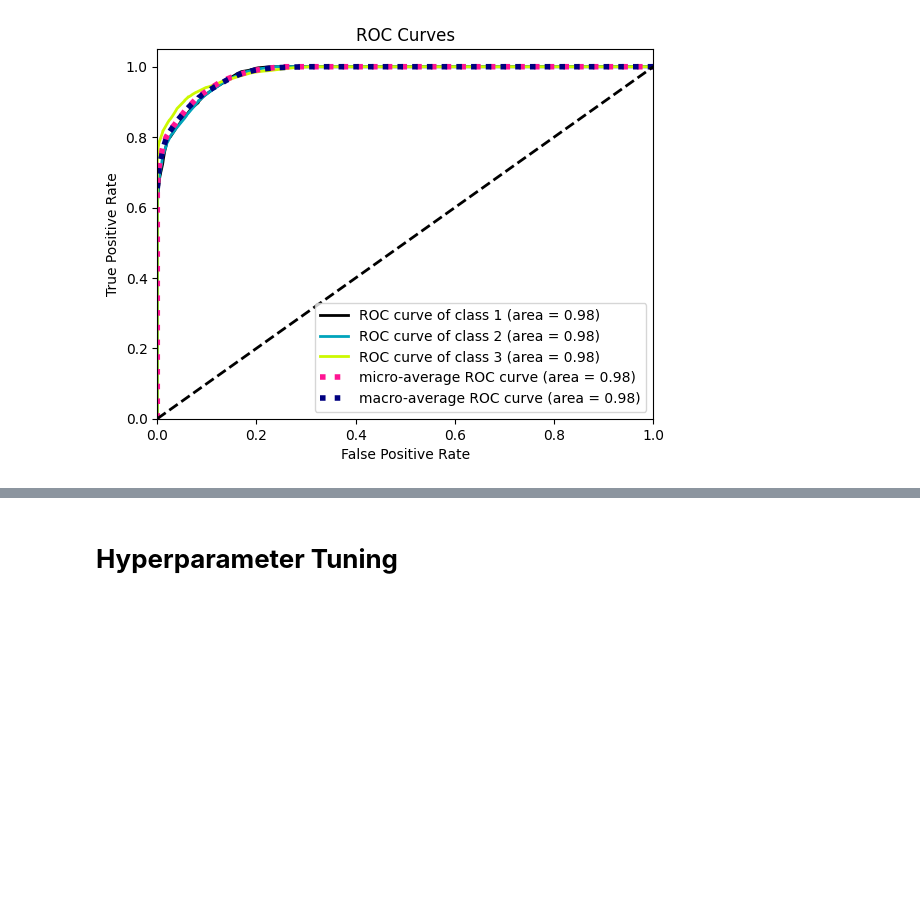
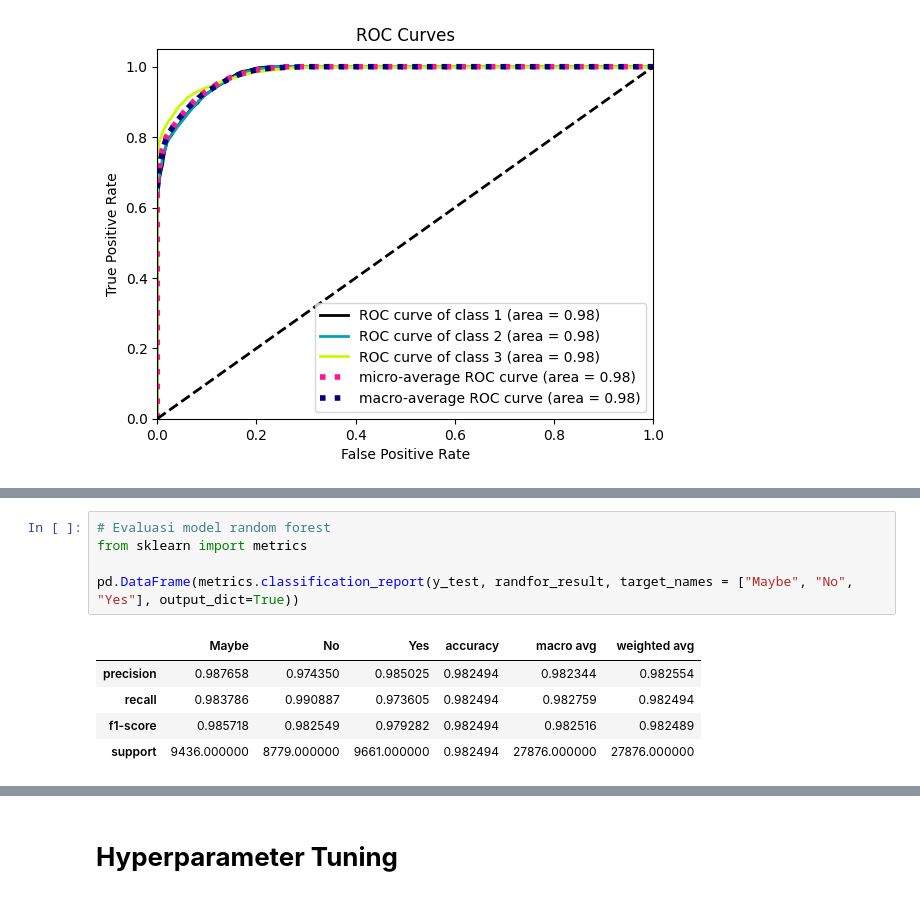
Before and after one commit to cindysintiya/Mental-Health_Sentiment-Analysis, a Jupyter notebook: notebook/ML_Stress_Check_DT.ipynb, the cells around one changed output, grey strips where cells are left out. Cells and saved outputs as stored; diff of their text form; blank space fills up the shorter version.

```diff
--- a/notebook/ML_Stress_Check_RF.ipynb
+++ b/notebook/ML_Stress_Check_DT.ipynb
@@ -368,0 +403,11 @@ skplt.metrics.plot_roc(y_test, dectree_proba)
+# %%
+# Evaluasi model random forest
+from sklearn import metrics
+
+pd.DataFrame(metrics.classification_report(y_test, randfor_result, target_names = ["Maybe", "No", "Yes"], output_dict=True))
+# %% [output]
+|  | Maybe | No | Yes | accuracy | macro avg | weighted avg |
+| precision | 0.987658 | 0.974350 | 0.985025 | 0.982494 | 0.982344 | 0.982554 |
+| recall | 0.983786 | 0.990887 | 0.973605 | 0.982494 | 0.982759 | 0.982494 |
+| f1-score | 0.985718 | 0.982549 | 0.979282 | 0.982494 | 0.982516 | 0.982489 |
+| support | 9436.000000 | 8779.000000 | 9661.000000 | 0.982494 | 27876.000000 | 27876.000000 |
```
Also changed, not shown: parts of 14 cells of this notebook, 3 other files.
